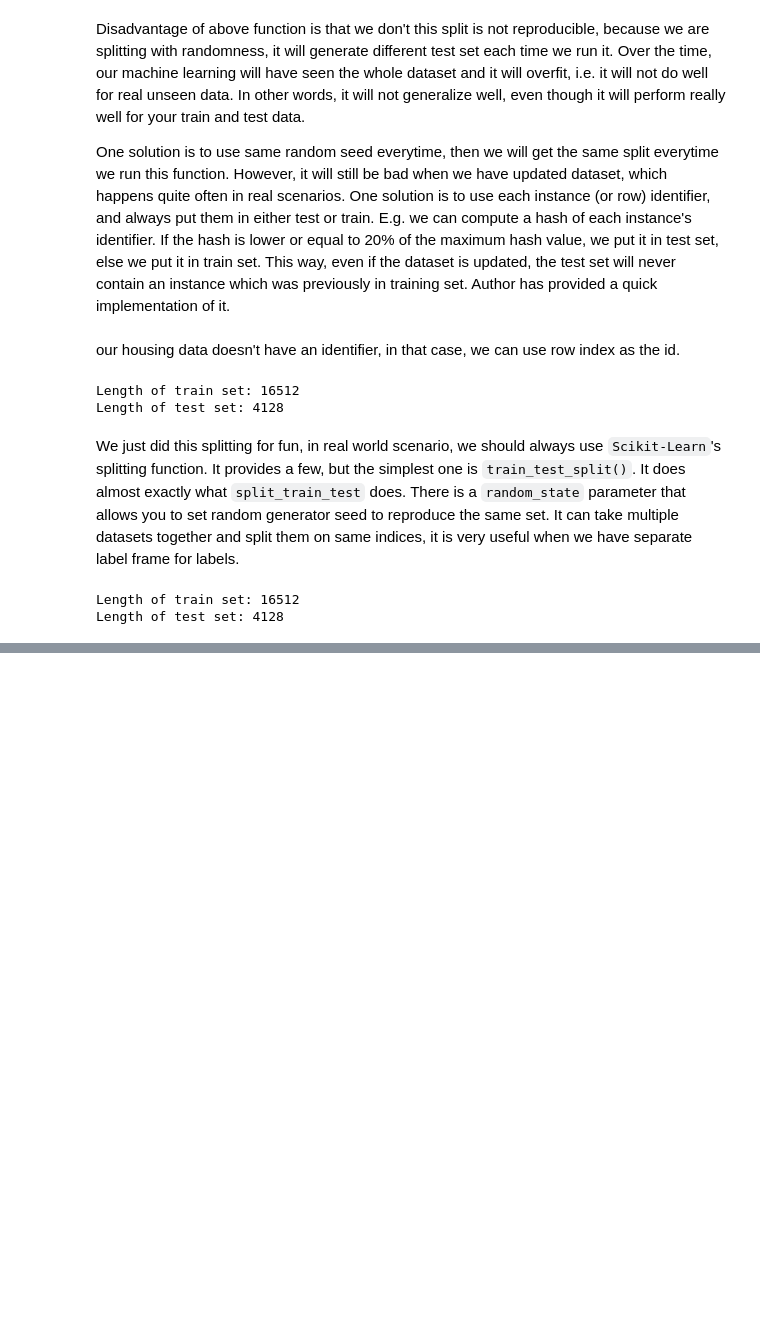
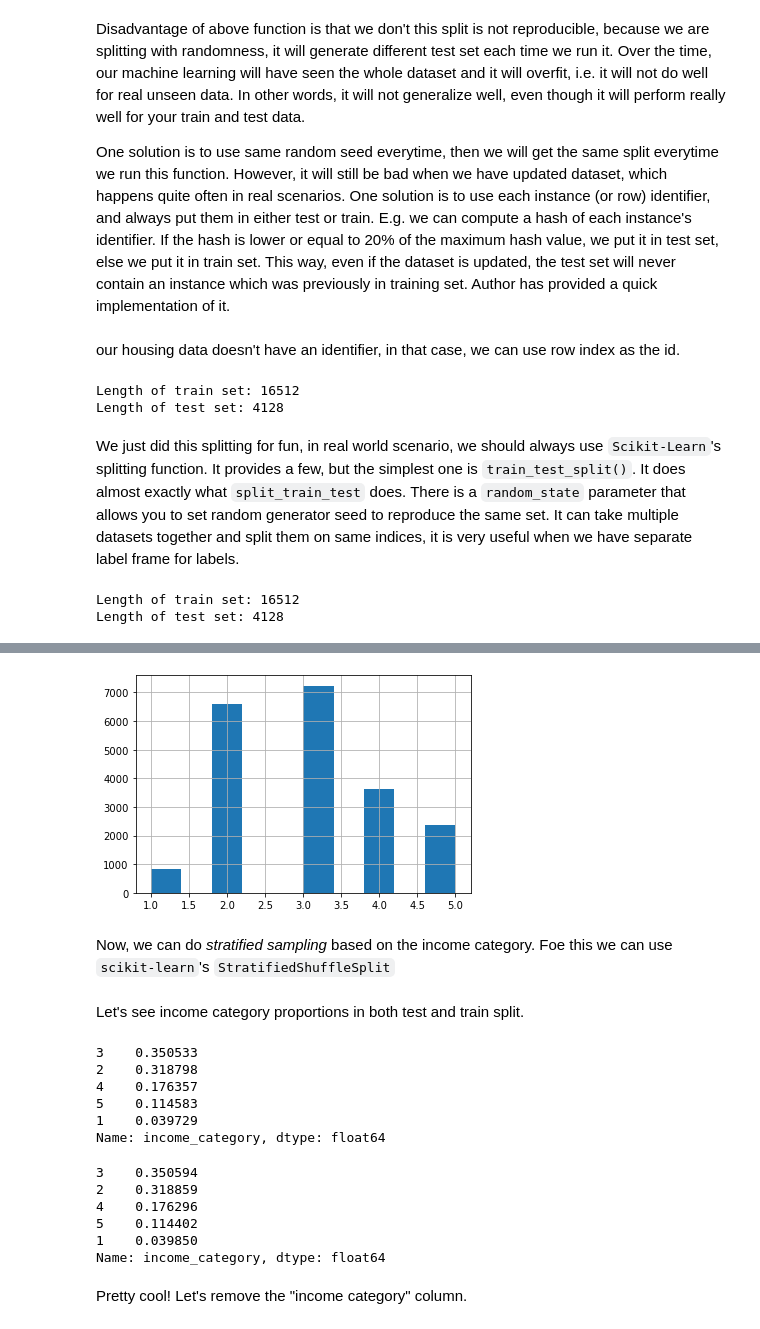
Before and after one commit to mandliya/ml, a Jupyter notebook: hands_on_machine_learning/2/End_to_end_machine_learning_project.ipynb, the cells around one changed output, grey strips where cells are left out. Saved outputs shown, nothing was run; the diff lists cells and outputs as text; code cells hidden in the pictures; blank space fills up the shorter version.

```diff
--- a/hands_on_machine_learning/2/End_to_end_machine_learning_project.ipynb
+++ b/hands_on_machine_learning/2/End_to_end_machine_learning_project.ipynb
@@ -290,0 +310,10 @@ Length of test set: 4128
+# %%
+housing_df["income_category"]  = pd.cut(housing_df["median_income"],
+                                       bins=[0., 1.5, 3.0, 4.5, 6.0, np.inf],
+                                       labels=[1, 2, 3, 4, 5])
+housing_df["income_category"].hist()
+plt.show()
+# %% [output]
+[figure, added]
+# %% [markdown]
+Now, we can do *stratified sampling* based on the income category. Foe this we can use `scikit-learn`'s `StratifiedShuffleSplit`
@@ -290,0 +327,22 @@ Length of test set: 4128
+# %% [markdown]
+Let's see income category proportions in both test and train split.
+# %%
+strat_test_set["income_category"].value_counts() / len(strat_test_set)
+# %% [output]
+3    0.350533
+2    0.318798
+4    0.176357
+5    0.114583
+1    0.039729
+Name: income_category, dtype: float64
+# %%
+strat_train_set["income_category"].value_counts() / len(strat_train_set)
+# %% [output]
+3    0.350594
+2    0.318859
+4    0.176296
+5    0.114402
+1    0.039850
+Name: income_category, dtype: float64
+# %% [markdown]
+Pretty cool! Let's remove the "income category" column.
```
Also changed, not shown: parts of 22 cells of this notebook, 2 other files.
